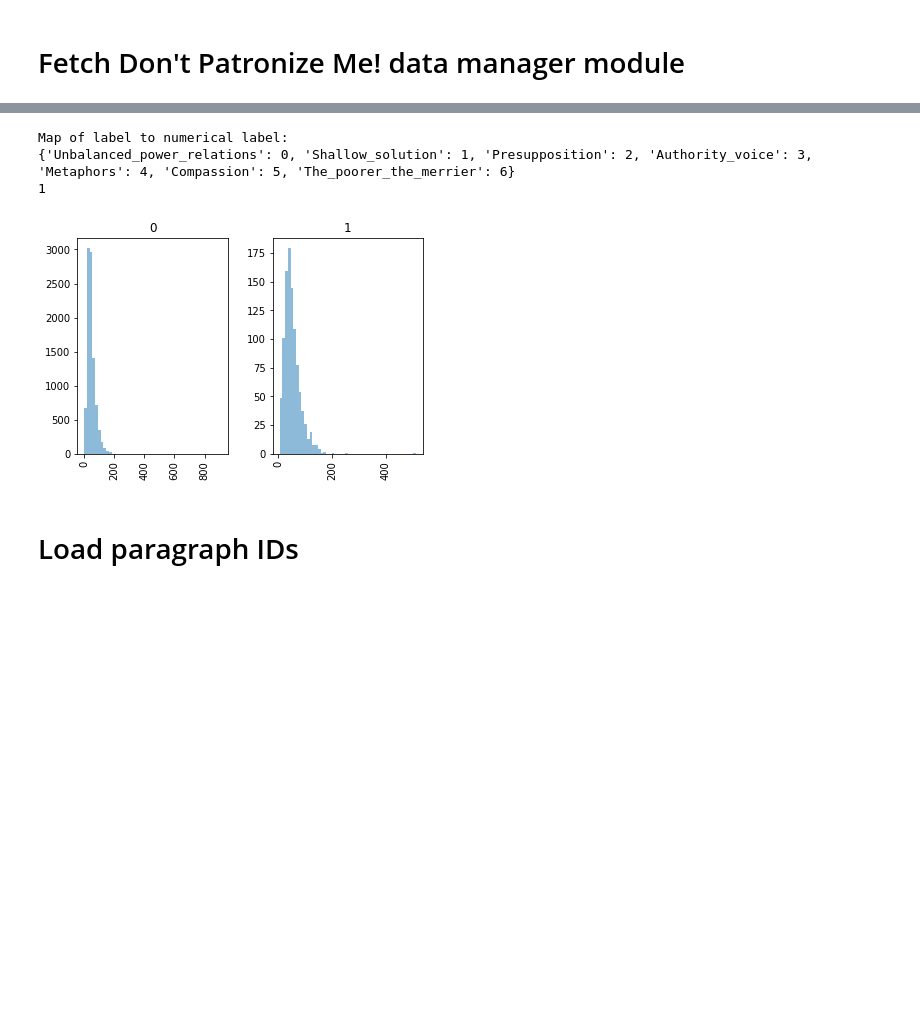
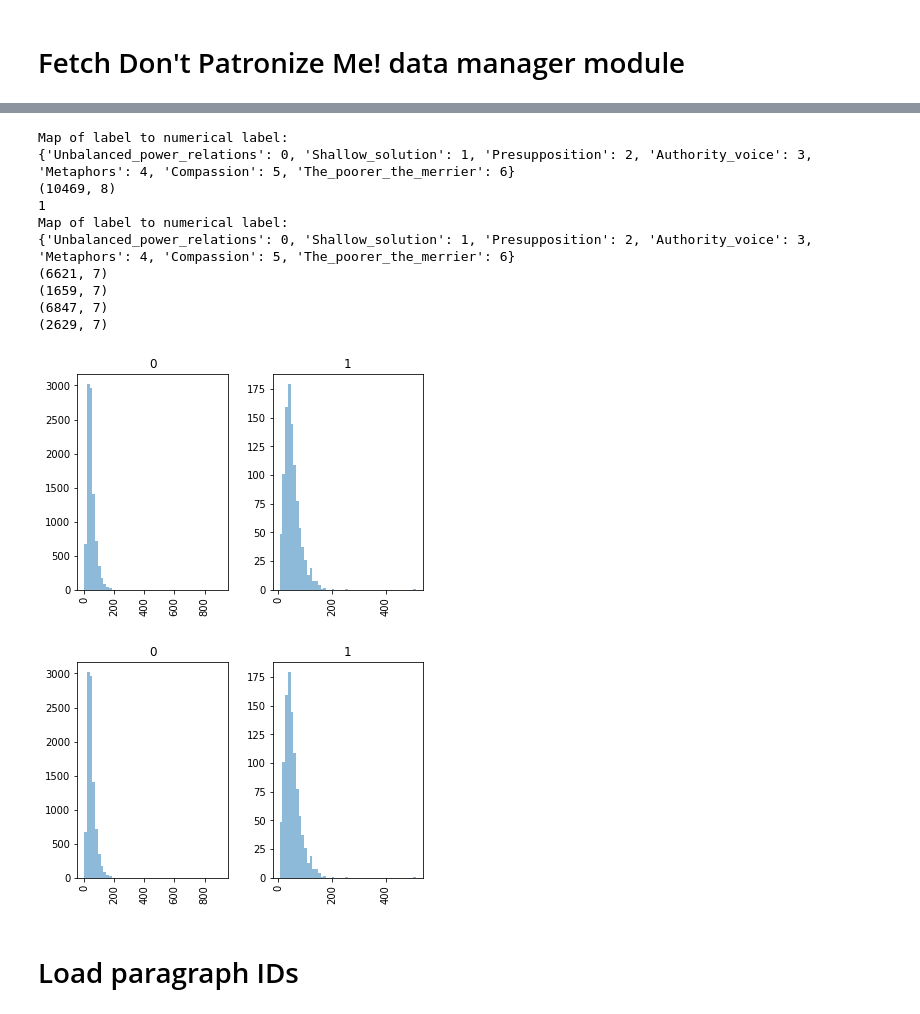
Before and after one commit to 772435284/NLP_CW, a Jupyter notebook: NLP_CW/Reconstruct_and_RoBERTa_baseline_train_dev_dataset.ipynb, the cells around one changed output, grey strips where cells are left out. Cells and saved outputs as stored; diff of their text form; code cells hidden in the pictures; blank space fills up the shorter version.

```diff
--- a/NLP_CW/Reconstruct_and_RoBERTa_baseline_train_dev_dataset.ipynb
+++ b/NLP_CW/Reconstruct_and_RoBERTa_baseline_train_dev_dataset.ipynb
@@ -126,32 +139,49 @@ dpm_pp = DPM_preprocessing('.', '.')
 # %%
 def count_words(sentence):
     return len(sentence.split())
 dpm.load_task1()
 dpm.load_task2(return_one_hot=True)
 df = dpm.train_task1_df
 df['lenght'] = df['text'].apply(count_words)
 hist = df['lenght'].hist(by=df['label'], bins = 50, alpha = 0.5)
 #hist = df['lenght'].hist(by=df['orig_label'], bins = 10, alpha = 0.5)
 #hist = df['country'].hist(by=df['label'])
 #hist = df['keyword'].hist(by=df['orig_label'])
 plt.savefig('histo.jpg', dpi=500)
-
+print(df.shape)
 print(1)
 
 dpm_pp.load_task1()
 dpm_pp.load_task2(return_one_hot=True)
-df = dpm_pp.train_task1_df
+dpm_pp.load_all_positive()
+dpm_pp.load_all_negative()
+df_80_pos = dpm_pp._80_positive_df
+df_20_pos = dpm_pp._20_positive_df
+df_80_neg = dpm_pp._80_negative_df
+df_20_neg = dpm_pp._20_negative_df
 df['lenght'] = df['text'].apply(count_words)
 hist = df['lenght'].hist(by=df['label'], bins = 50, alpha = 0.5)
 #hist = df['lenght'].hist(by=df['orig_label'], bins = 10, alpha = 0.5)
 #hist = df['country'].hist(by=df['label'])
 #hist = df['keyword'].hist(by=df['orig_label'])
 plt.savefig('histo.jpg', dpi=500)
+print(df_80_pos.shape)
+print(df_20_pos.shape)
+print(df_80_neg.shape)
+print(df_20_neg.shape)
 # %% [output]
 Map of label to numerical label:
 {'Unbalanced_power_relations': 0, 'Shallow_solution': 1, 'Presupposition': 2, 'Authority_voice': 3, 'Metaphors': 4, 'Compassion': 5, 'The_poorer_the_merrier': 6}
+(10469, 8)
 1
+Map of label to numerical label:
+{'Unbalanced_power_relations': 0, 'Shallow_solution': 1, 'Presupposition': 2, 'Authority_voice': 3, 'Metaphors': 4, 'Compassion': 5, 'The_poorer_the_merrier': 6}
+(6621, 7)
+(1659, 7)
+(6847, 7)
+(2629, 7)
 [figure]
+[figure, added]
 # %% [markdown]
 # Load paragraph IDs
 # %%
```
Also changed, not shown: parts of 4 cells of this notebook.
